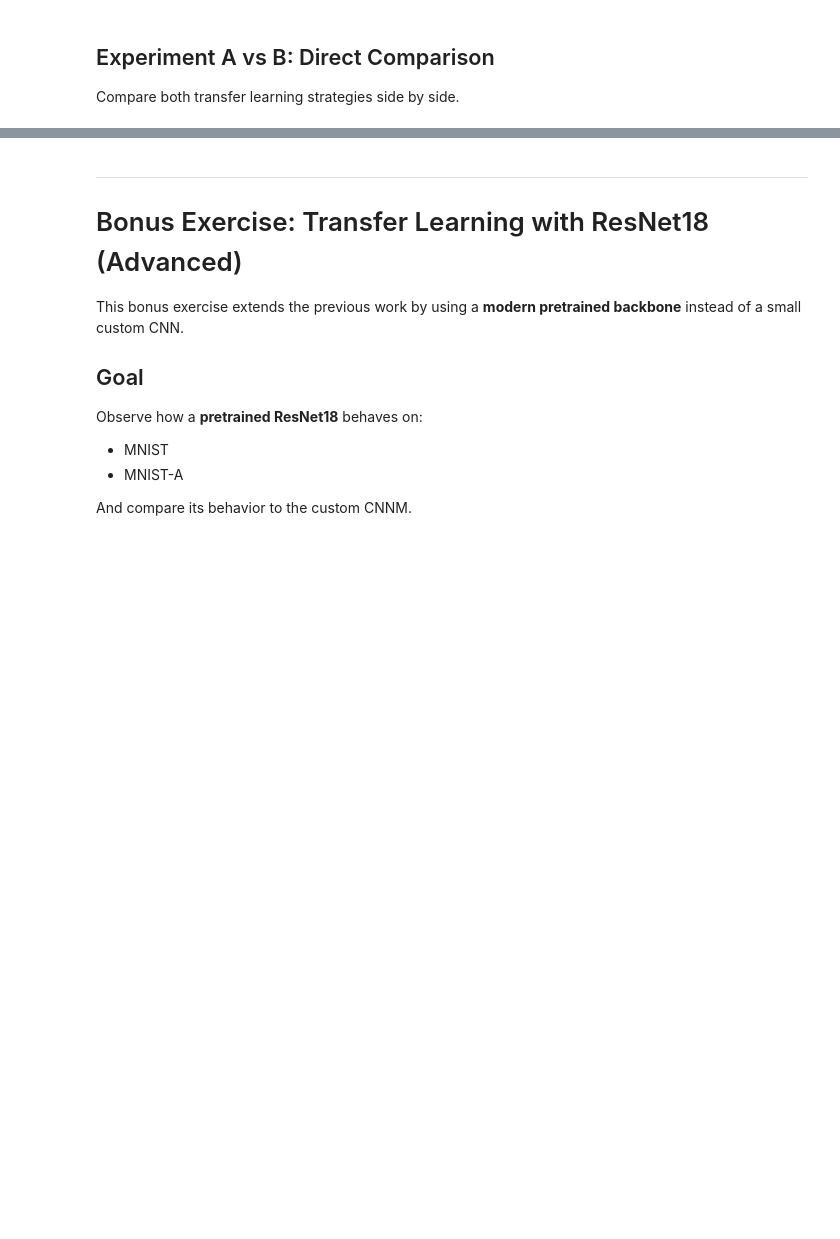
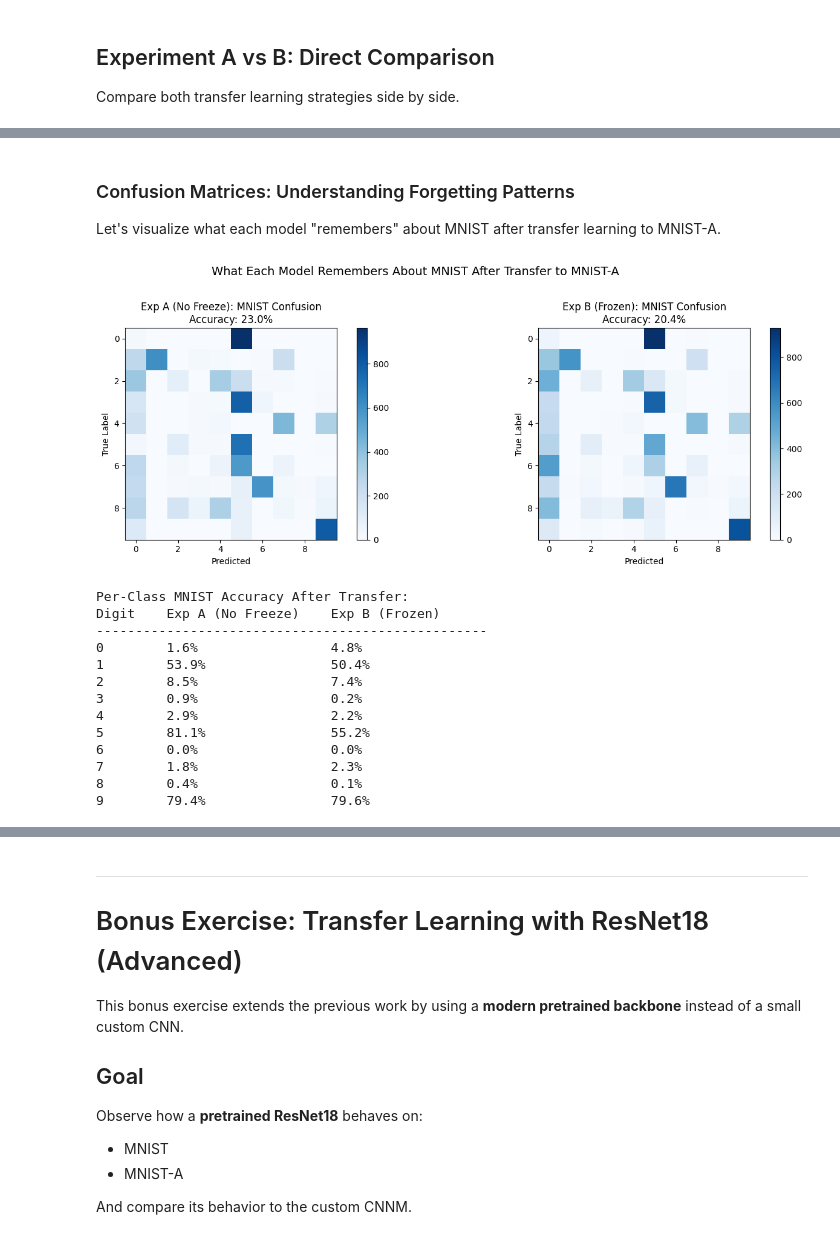
Before and after one commit to InSuperposition/data_science_container, a Jupyter notebook: notebook/exercise_8/mnist_arab_letters.ipynb, the cells around one changed output, grey strips where cells are left out. Drawn from its saved outputs; the diff is of its cells as text; code cells hidden in the pictures; blank space fills up the shorter version.

```diff
--- a/notebook/exercise_8/mnist_arab_letters.ipynb
+++ b/notebook/exercise_8/mnist_arab_letters.ipynb
@@ -1171,2 +1184,53 @@ MNIST forgetting                    0.759              0.743
 MNIST-A from scratch baseline       0.988
 ======================================================================
+# %% [markdown]
+### Confusion Matrices: Understanding Forgetting Patterns
+
+Let's visualize what each model "remembers" about MNIST after transfer learning to MNIST-A.
+# %%
+# Confusion matrices showing what each model remembers about MNIST
+fig, axes = plt.subplots(1, 2, figsize=(14, 5))
+
+# Experiment A: No freezing - confusion on MNIST
+cm_exp_a = compute_confusion_matrix(model_exp_a, mnist_test_loader)
+im1 = axes[0].imshow(cm_exp_a, cmap='Blues')
+axes[0].set_title(f'Exp A (No Freeze): MNIST Confusion\nAccuracy: {exp_a_history[-1]["mnist_test_acc"]:.1%}')
+axes[0].set_xlabel('Predicted')
+axes[0].set_ylabel('True Label')
+plt.colorbar(im1, ax=axes[0])
+
+# Experiment B: Frozen features - confusion on MNIST
+cm_exp_b = compute_confusion_matrix(model_exp_b, mnist_test_loader)
+im2 = axes[1].imshow(cm_exp_b, cmap='Blues')
+axes[1].set_title(f'Exp B (Frozen): MNIST Confusion\nAccuracy: {exp_b_history[-1]["mnist_test_acc"]:.1%}')
+axes[1].set_xlabel('Predicted')
+axes[1].set_ylabel('True Label')
+plt.colorbar(im2, ax=axes[1])
+
+plt.suptitle('What Each Model Remembers About MNIST After Transfer to MNIST-A', fontsize=14, y=1.02)
+plt.tight_layout()
+plt.show()
+
+# Print per-class accuracy comparison
+print("\nPer-Class MNIST Accuracy After Transfer:")
+print(f"{'Digit':<8} {'Exp A (No Freeze)':<20} {'Exp B (Frozen)':<20}")
+print("-" * 50)
+for digit in range(10):
+    exp_a_acc = cm_exp_a[digit, digit] / cm_exp_a[digit].sum() if cm_exp_a[digit].sum() > 0 else 0
+    exp_b_acc = cm_exp_b[digit, digit] / cm_exp_b[digit].sum() if cm_exp_b[digit].sum() > 0 else 0
+    print(f"{digit:<8} {exp_a_acc:<20.1%} {exp_b_acc:<20.1%}")
+# %% [output]
+[figure, added]
+Per-Class MNIST Accuracy After Transfer:
+Digit    Exp A (No Freeze)    Exp B (Frozen)
+--------------------------------------------------
+0        1.6%                 4.8%
+1        53.9%                50.4%
+2        8.5%                 7.4%
+3        0.9%                 0.2%
+4        2.9%                 2.2%
+5        81.1%                55.2%
+6        0.0%                 0.0%
+7        1.8%                 2.3%
+8        0.4%                 0.1%
+9        79.4%                79.6%
```
Also changed, not shown: parts of 27 cells of this notebook.
